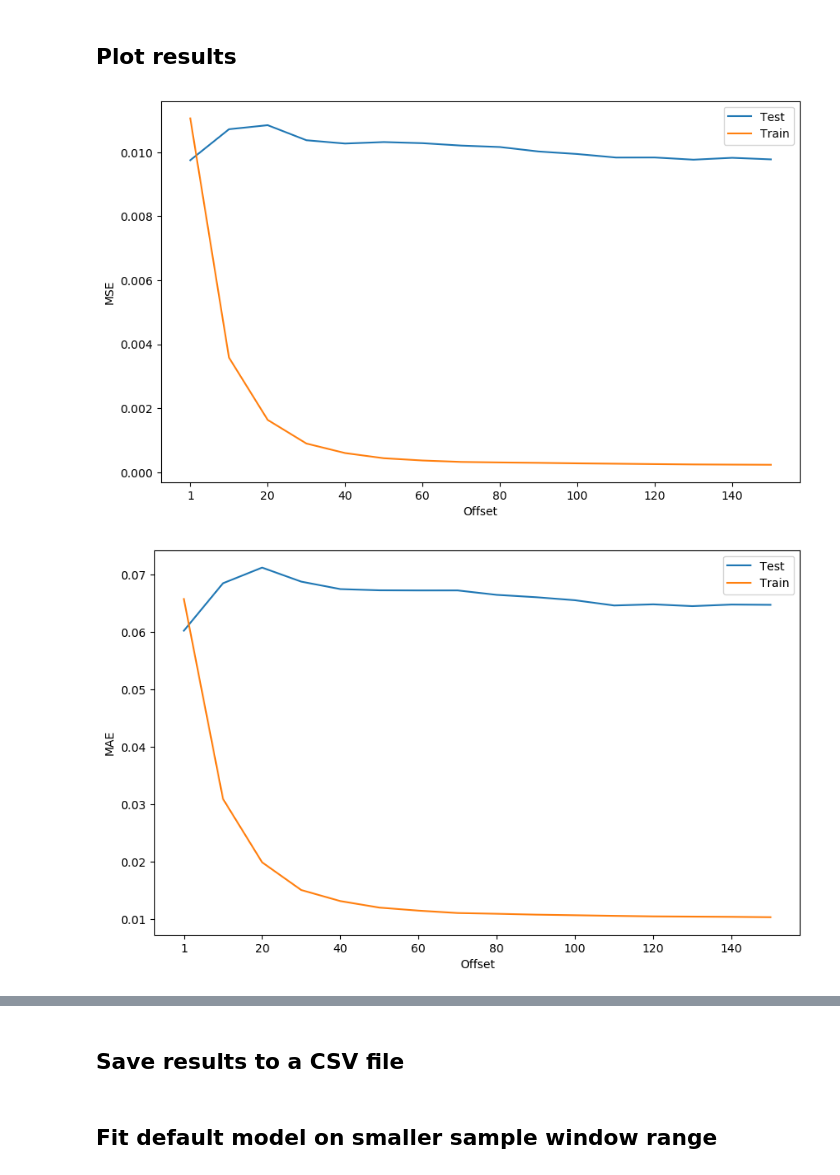
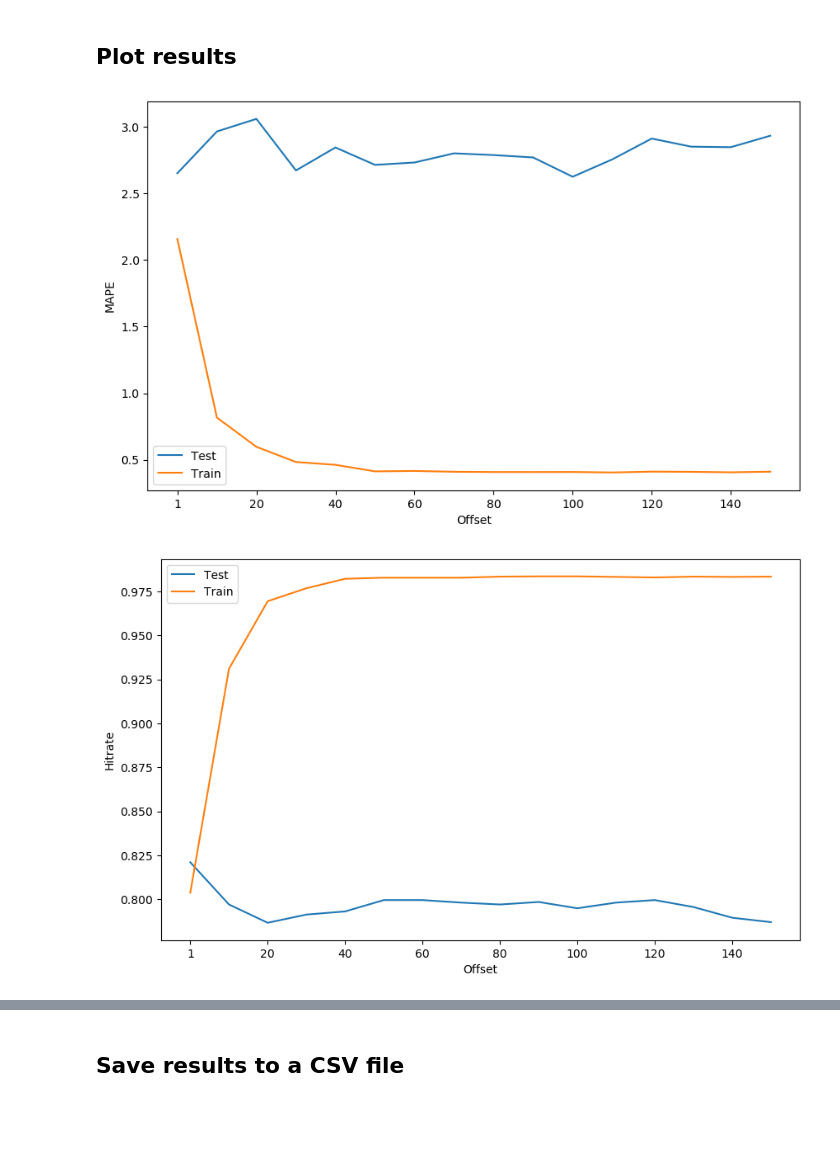
Before and after one commit to osdjp-lab/msc-degree-scripts, a Jupyter notebook: 2-window-size-selection/svm/svm_window.ipynb, the cells around one changed output, grey strips where cells are left out. Drawn from its saved outputs; the diff is of its cells as text; code cells hidden in the pictures; blank space fills up the shorter version.

Commit message:
Update of 2-window-size-selection

```diff
--- a/2-window-size-selection/svm/svm_window.ipynb
+++ b/2-window-size-selection/svm/svm_window.ipynb
@@ -94,56 +85,39 @@ Calculations complete
 # %% [markdown]
 ## Plot results
 # %%
-# MSE
-
-test_sorted_mse = test_mse_results.sort_values(by='Offset')
-train_sorted_mse = train_mse_results.sort_values(by='Offset')
-
-# Individual plots
-# test_sorted_mse.plot(title='Test MSE', x='Offset')
-# train_sorted_mse.plot(title='Train MSE', x='Offset')
-
-fig, ax = plt.subplots(figsize=(10, 6))
-test_sorted_mse.plot(x='Offset', ax=ax)
-train_sorted_mse.plot(x='Offset', ax=ax)
-ax.legend(['Test', 'Train'])
-ax.set_xlabel('Offset')
-ax.set_ylabel('MSE')
-plt.show()
-
-# MAE
-
-test_sorted_mae = test_mae_results.sort_values(by='Offset')
-train_sorted_mae = train_mae_results.sort_values(by='Offset')
-
-# Individual plots
-# test_sorted_mae.plot(title='Test MAE', x='Offset')
-# train_sorted_mae.plot(title='Train MAE', x='Offset')
-
-fig, ax = plt.subplots(figsize=(10, 6))
-test_sorted_mae.plot(x='Offset', ax=ax)
-train_sorted_mae.plot(x='Offset', ax=ax)
-ax.legend(['Test', 'Train'])
-ax.set_xlabel('Offset')
-ax.set_ylabel('MAE')
-plt.show()
-
 # MAPE
 
 test_sorted_mape = test_mape_results.sort_values(by='Offset')
 train_sorted_mape = train_mape_results.sort_values(by='Offset')
 
 # Individual plots
 # test_sorted_mape.plot(title='Test MAPE', x='Offset')
 # train_sorted_mape.plot(title='Train MAPE', x='Offset')
 
 fig, ax = plt.subplots(figsize=(10, 6))
 test_sorted_mape.plot(x='Offset', ax=ax)
 train_sorted_mape.plot(x='Offset', ax=ax)
 ax.legend(['Test', 'Train'])
 ax.set_xlabel('Offset')
 ax.set_ylabel('MAPE')
 plt.show()
+
+# Hitrate
+
+test_sorted_hitrate = test_hitrate_results.sort_values(by='Offset')
+train_sorted_hitrate = train_hitrate_results.sort_values(by='Offset')
+
+# Individual plots
+# test_sorted_hitrate.plot(title='Test Hitrate', x='Offset')
+# train_sorted_hitrate.plot(title='Train Hitrate', x='Offset')
+
+fig, ax = plt.subplots(figsize=(10, 6))
+test_sorted_hitrate.plot(x='Offset', ax=ax)
+train_sorted_hitrate.plot(x='Offset', ax=ax)
+ax.legend(['Test', 'Train'])
+ax.set_xlabel('Offset')
+ax.set_ylabel('Hitrate')
+plt.show()
 # %% [output]
-[figure, old version]
+[figure, new version]
-[figure, old version]
+[figure, new version]
@@ -162,2 +131,0 @@ test_sorted_mape.to_csv('test_mape.csv', index=False)
-# %% [markdown]
-## Fit default model on smaller sample window range
```
Also changed, not shown: parts of 8 cells of this notebook, 2 other files.
